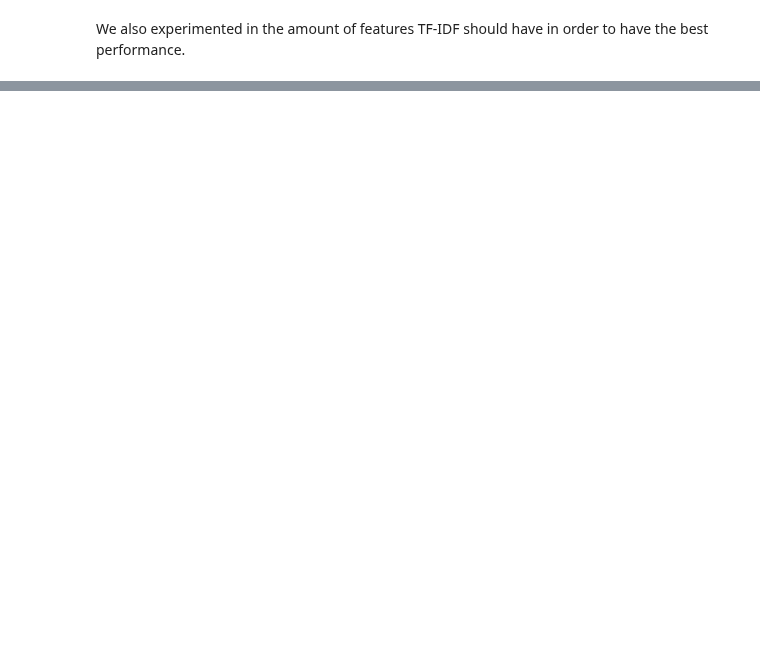
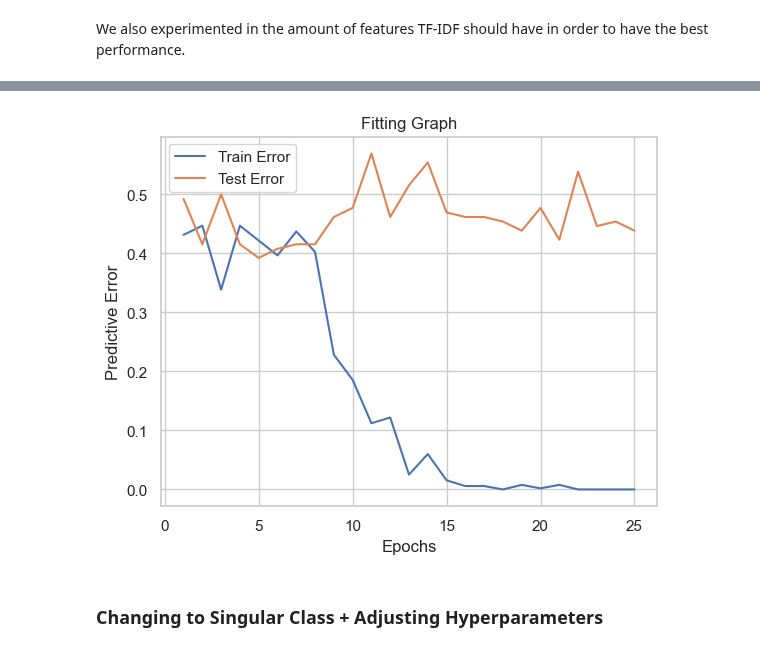
Before and after one commit to Aaron3963/CSE_151A_Project, a Jupyter notebook: project.ipynb, the cells around one changed output, grey strips where cells are left out. Cells and saved outputs as stored; diff of their text form; code cells hidden in the pictures; blank space fills up the shorter version.

```diff
--- a/project.ipynb
+++ b/project.ipynb
@@ -567,0 +551,2 @@ As expected, we do not need to high complexity for TF-IDF, as increasing it will
+# %%
+tokenizer = AutoTokenizer.from_pretrained("bert-base-uncased")
@@ -567,0 +640,3 @@ As expected, we do not need to high complexity for TF-IDF, as increasing it will
+# %%
+# Set device for torch
+device = torch.device("cuda" if torch.cuda.is_available() else "cpu")
@@ -567,0 +666,36 @@ As expected, we do not need to high complexity for TF-IDF, as increasing it will
+# %%
+#Evaluation method for two classes
+def evaluate_old(model, dataloader, device):
+    model.eval()
+    correct = 0
+    total_samples = 0
+
+    with torch.no_grad():  # Disable gradient computation
+        for X,Y in dataloader:
+            input_ids = X.to(device)  # Move to device
+            labels = Y.to(device)        # Move to device
+
+
+            logits = model(input_ids)
+            # Calculate predictions
+            _,preds = torch.max(logits.data, 1)
+            correct += (preds == labels).sum().item()
+            total_samples += labels.size(0)
+
+
+    accuracy = correct / total_samples
+    model.train()
+    return accuracy
+# %%
+# Generates the fitting graph given test and train error
+def generateFittingGraph(train_error, test_error, epochs):
+    x = range(1,epochs+1)
+    plt.plot(x, train_error, label="Train Error")
+    plt.plot(x, test_error, label="Test Error")
+
+    plt.xlabel("Epochs")
+    plt.ylabel("Predictive Error")
+    plt.title("Fitting Graph")
+
+    plt.legend()
+    plt.show()
@@ -567,0 +769,6 @@ As expected, we do not need to high complexity for TF-IDF, as increasing it will
+# %%
+generateFittingGraph(train_error, test_error, EPOCHS)
+# %% [output]
+[figure, added]
+# %% [markdown]
+### Changing to Singular Class + Adjusting Hyperparameters
```
Also changed, not shown: parts of 40 cells of this notebook, 25 other files.
